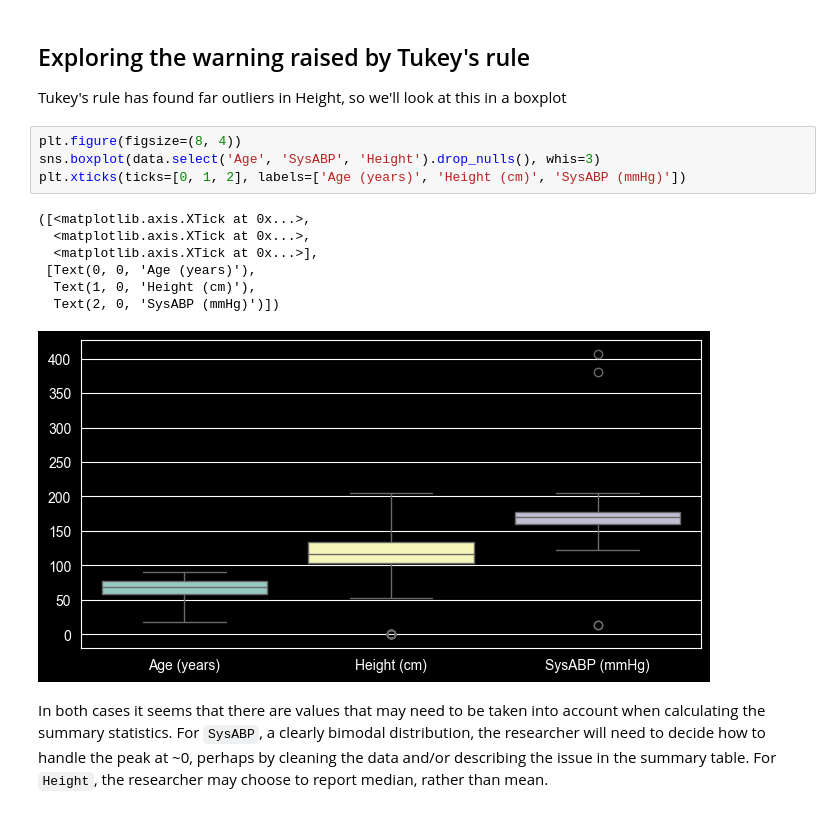
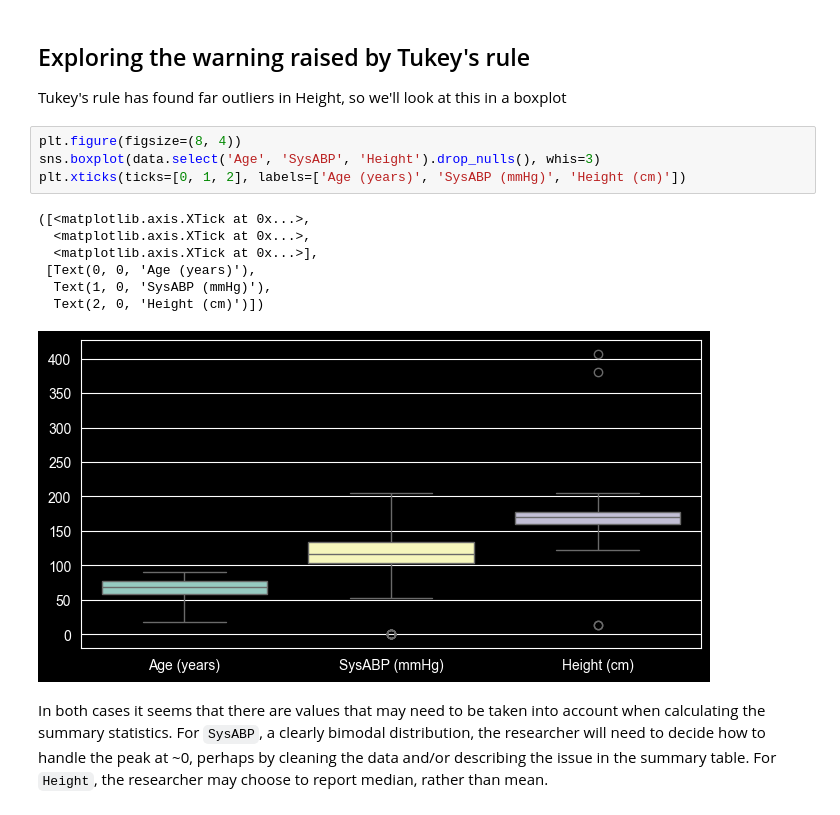
Before and after one commit to dcronkite/polartableone, a Jupyter notebook: tableone.ipynb, the cells around one changed output. Cells and saved outputs as stored; diff of their text form.

Commit message:
Added additional doco, fixed graph display issue in jupyter notebook

```diff
--- a/tableone.ipynb
+++ b/tableone.ipynb
@@ -179,15 +186,15 @@ Tukey's rule has found far outliers in Height, so we'll look at this in a boxplo
 # %%
 plt.figure(figsize=(8, 4))
 sns.boxplot(data.select('Age', 'SysABP', 'Height').drop_nulls(), whis=3)
-plt.xticks(ticks=[0, 1, 2], labels=['Age (years)', 'Height (cm)', 'SysABP (mmHg)'])
+plt.xticks(ticks=[0, 1, 2], labels=['Age (years)', 'SysABP (mmHg)', 'Height (cm)'])
 # %% [output]
 ([<matplotlib.axis.XTick at 0x...>,
   <matplotlib.axis.XTick at 0x...>,
   <matplotlib.axis.XTick at 0x...>],
  [Text(0, 0, 'Age (years)'),
-  Text(1, 0, 'Height (cm)'),
-  Text(2, 0, 'SysABP (mmHg)')])
+  Text(1, 0, 'SysABP (mmHg)'),
+  Text(2, 0, 'Height (cm)')])
-[figure, old version]
+[figure, new version]
 # %% [markdown]
 In both cases it seems that there are values that may need to be taken into account when calculating the summary statistics. For `SysABP`, a clearly bimodal distribution, the researcher will need to decide how to handle the peak at ~0, perhaps by cleaning the data and/or describing the issue in the summary table. For `Height`, the researcher may choose to report median, rather than mean.
 # %% [markdown]
```
Also changed, not shown: parts of 3 cells of this notebook, 1 other file.
